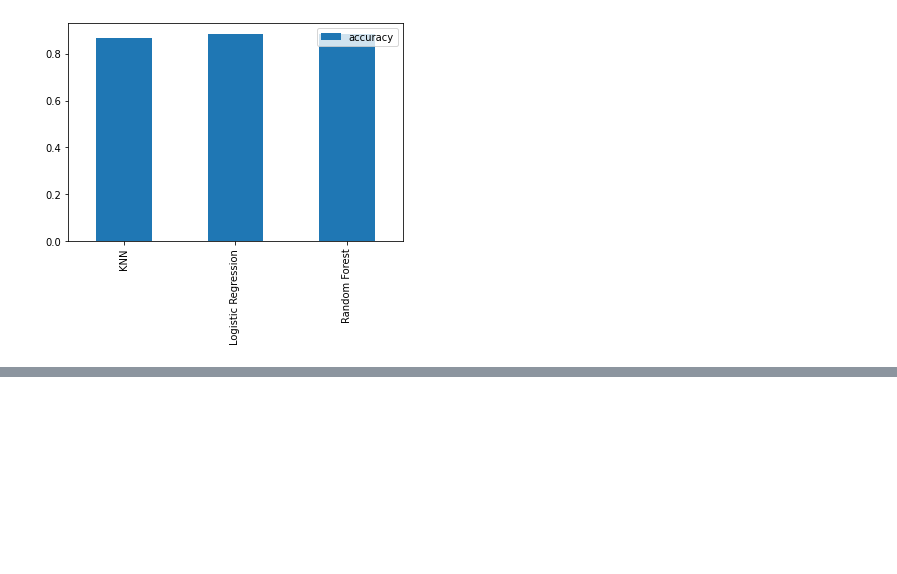
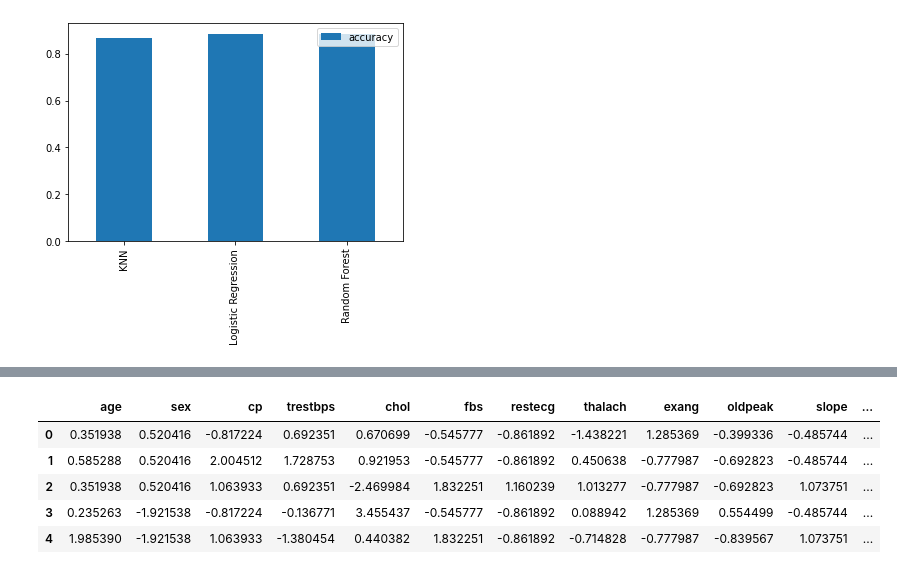
Before and after one commit to RMLAI/Projects, a Jupyter notebook: Heart_Disease.ipynb, the cells around one changed output, grey strips where cells are left out. Cells and saved outputs as stored; diff of their text form; code cells hidden in the pictures; blank space fills up the shorter version.

```diff
--- a/Heart_Disease.ipynb
+++ b/Heart_Disease.ipynb
@@ -537,0 +595,12 @@ model_compare.T.plot.bar();
+# %%
+#converting the numpy array to dataframe
+scaled_X_test=pd.DataFrame(data=scaled_X_test,columns=['age', 'sex', 'cp', 'trestbps', 'chol', 'fbs', 'restecg', 'thalach',
+       'exang', 'oldpeak', 'slope', 'ca', 'thal'])
+scaled_X_test.head()
+# %% [output]
+|  | age | sex | cp | trestbps | chol | fbs | restecg | thalach | exang | oldpeak | slope | ... |
+| 0 | 0.351938 | 0.520416 | -0.817224 | 0.692351 | 0.670699 | -0.545777 | -0.861892 | -1.438221 | 1.285369 | -0.399336 | -0.485744 | ... |
+| 1 | 0.585288 | 0.520416 | 2.004512 | 1.728753 | 0.921953 | -0.545777 | -0.861892 | 0.450638 | -0.777987 | -0.692823 | -0.485744 | ... |
+| 2 | 0.351938 | 0.520416 | 1.063933 | 0.692351 | -2.469984 | 1.832251 | 1.160239 | 1.013277 | -0.777987 | -0.692823 | 1.073751 | ... |
+| 3 | 0.235263 | -1.921538 | -0.817224 | -0.136771 | 3.455437 | -0.545777 | -0.861892 | 0.088942 | 1.285369 | 0.554499 | -0.485744 | ... |
+| 4 | 1.985390 | -1.921538 | 1.063933 | -1.380454 | 0.440382 | 1.832251 | -0.861892 | -0.714828 | -0.777987 | -0.839567 | 1.073751 | ... |
```
Also changed, not shown: parts of 9 cells of this notebook.
